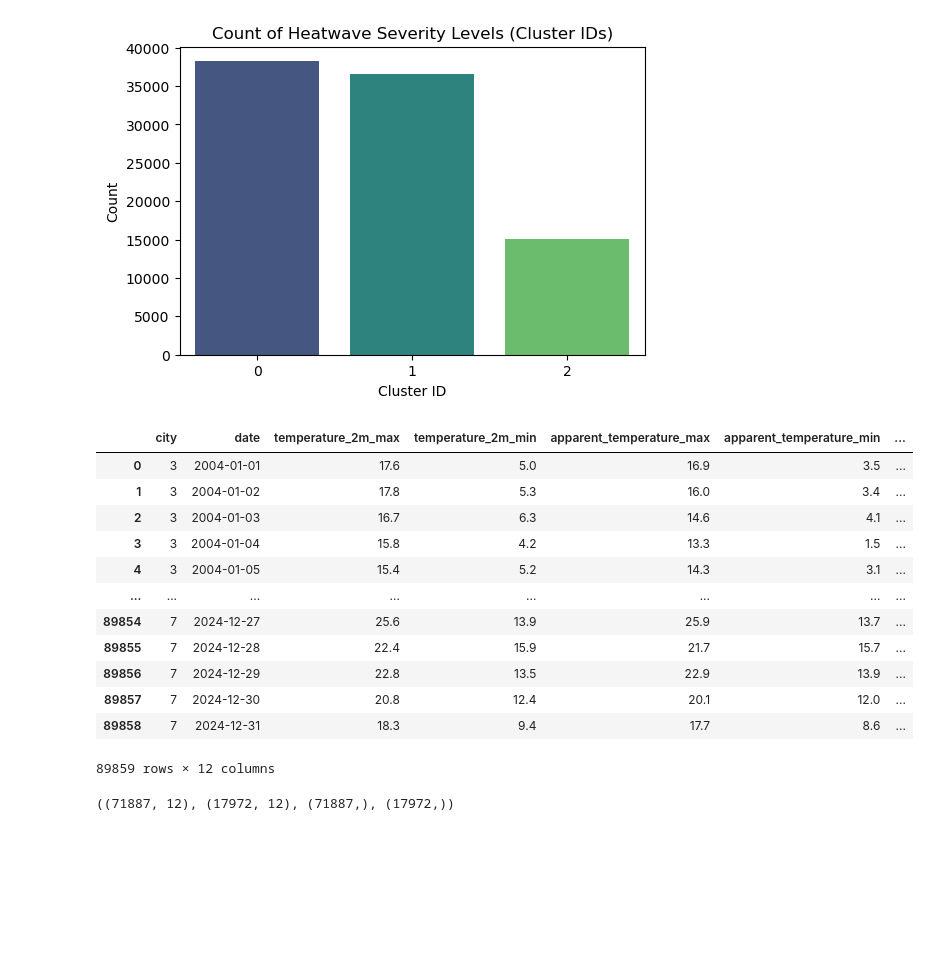
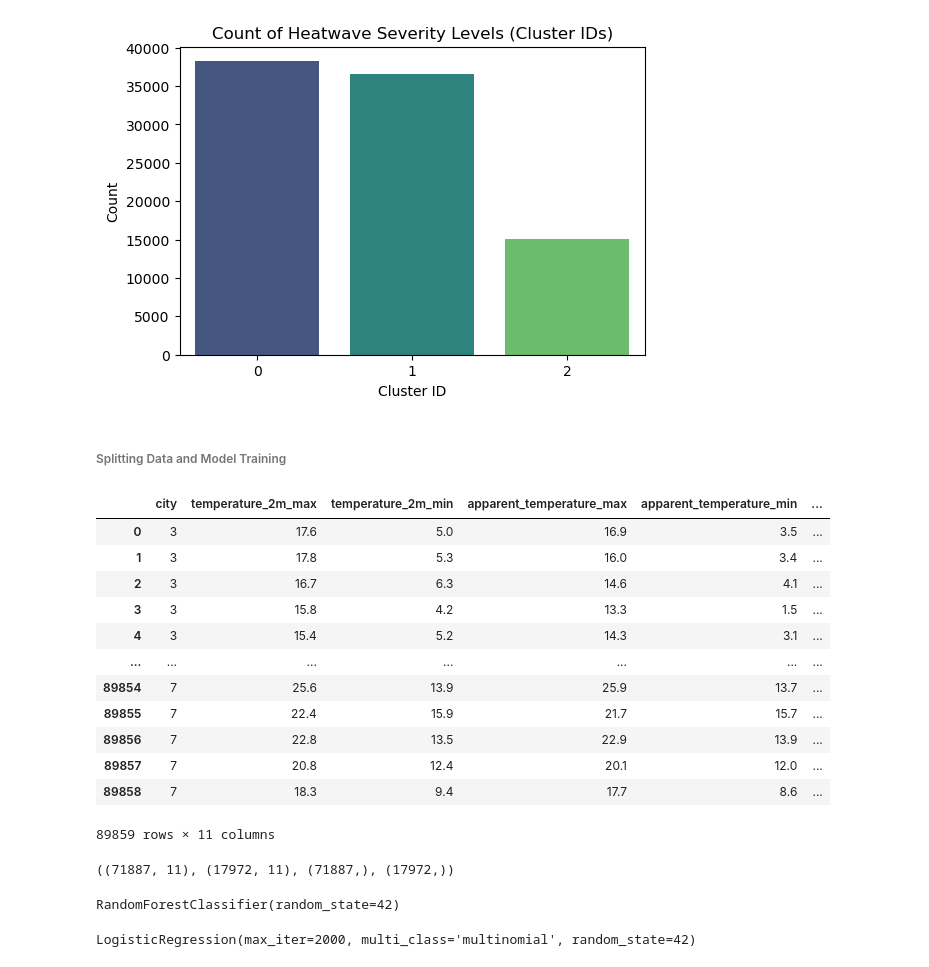
Before and after one commit to Keerthanabommera/Heatwave_Prediction_Project, a Jupyter notebook: Heatwave_Intensity_Duration_Prediction.ipynb, the cells around one changed output. Cells and saved outputs as stored; diff of their text form; code cells hidden in the pictures; blank space fills up the shorter version.

```diff
--- a/Heatwave_Intensity_Duration_Prediction.ipynb
+++ b/Heatwave_Intensity_Duration_Prediction.ipynb
@@ -83,5 +86,8 @@ Index(['city', 'date', 'temperature_2m_max', 'temperature_2m_min',
 df['Year'] = df['date'].dt.year
 df['Month'] = df['date'].dt.month
 df['Day'] = df['date'].dt.day
+df = df.drop(columns=['date'])
+
+# Preview the DataFrame
 df.head()
 # %% [output]
@@ -229,26 +237,28 @@ plt.ylabel("Count")
 plt.show()
 # %% [output]
 [figure]
+# %% [markdown]
+<h6>Splitting Data and Model Training</h6>
 # %%
 # Assuming 'label' is the target variable
 target_column = 'Severity'
 
 # Define X and Y
-x = df.drop(columns=[target_column])
+X = df.drop(columns=[target_column])
 y = df[target_column]
 # %%
-x
+X
 # %% [output]
-|  | city | date | temperature_2m_max | temperature_2m_min | apparent_temperature_max | apparent_temperature_min | ... |
-| 0 | 3 | 2004-01-01 | 17.6 | 5.0 | 16.9 | 3.5 | ... |
-| 1 | 3 | 2004-01-02 | 17.8 | 5.3 | 16.0 | 3.4 | ... |
-| 2 | 3 | 2004-01-03 | 16.7 | 6.3 | 14.6 | 4.1 | ... |
-| 3 | 3 | 2004-01-04 | 15.8 | 4.2 | 13.3 | 1.5 | ... |
-| 4 | 3 | 2004-01-05 | 15.4 | 5.2 | 14.3 | 3.1 | ... |
-| ... | ... | ... | ... | ... | ... | ... | ... |
-| 89854 | 7 | 2024-12-27 | 25.6 | 13.9 | 25.9 | 13.7 | ... |
-| 89855 | 7 | 2024-12-28 | 22.4 | 15.9 | 21.7 | 15.7 | ... |
-| 89856 | 7 | 2024-12-29 | 22.8 | 13.5 | 22.9 | 13.9 | ... |
-| 89857 | 7 | 2024-12-30 | 20.8 | 12.4 | 20.1 | 12.0 | ... |
-| 89858 | 7 | 2024-12-31 | 18.3 | 9.4 | 17.7 | 8.6 | ... |
+|  | city | temperature_2m_max | temperature_2m_min | apparent_temperature_max | apparent_temperature_min | ... |
+| 0 | 3 | 17.6 | 5.0 | 16.9 | 3.5 | ... |
+| 1 | 3 | 17.8 | 5.3 | 16.0 | 3.4 | ... |
+| 2 | 3 | 16.7 | 6.3 | 14.6 | 4.1 | ... |
+| 3 | 3 | 15.8 | 4.2 | 13.3 | 1.5 | ... |
+| 4 | 3 | 15.4 | 5.2 | 14.3 | 3.1 | ... |
+| ... | ... | ... | ... | ... | ... | ... |
+| 89854 | 7 | 25.6 | 13.9 | 25.9 | 13.7 | ... |
+| 89855 | 7 | 22.4 | 15.9 | 21.7 | 15.7 | ... |
+| 89856 | 7 | 22.8 | 13.5 | 22.9 | 13.9 | ... |
+| 89857 | 7 | 20.8 | 12.4 | 20.1 | 12.0 | ... |
+| 89858 | 7 | 18.3 | 9.4 | 17.7 | 8.6 | ... |
-89859 rows × 12 columns
+89859 rows × 11 columns
@@ -257,4 +265,21 @@ X_train,X_test,y_train,y_test= train_test_split(x,y,test_size=0.2,random_state=4
-# %%
-X_train.shape, X_test.shape, y_train.shape, y_test.shape
-# %% [output]
-((71887, 12), (17972, 12), (71887,), (17972,))
+# %%
+# Split
+X_train, X_test, y_train, y_test = train_test_split(X, y, test_size=0.2, random_state=42)
+
+X_train.shape, X_test.shape, y_train.shape, y_test.shape
+# %% [output]
+((71887, 11), (17972, 11), (71887,), (17972,))
+# %%
+rf = RandomForestClassifier(random_state=42)
+rf.fit(X_train,y_train)
+# %% [output]
+RandomForestClassifier(random_state=42)
+# %%
+scaler = StandardScaler()
+X_train_scaled = scaler.fit_transform(X_train)
+X_test_scaled = scaler.transform(X_test)
+
+lr = LogisticRegression(max_iter=2000, multi_class="multinomial", random_state=42)
+lr.fit(X_train_scaled, y_train)
+# %% [output]
+LogisticRegression(max_iter=2000, multi_class='multinomial', random_state=42)
```
Also changed, not shown: parts of 12 cells of this notebook.
